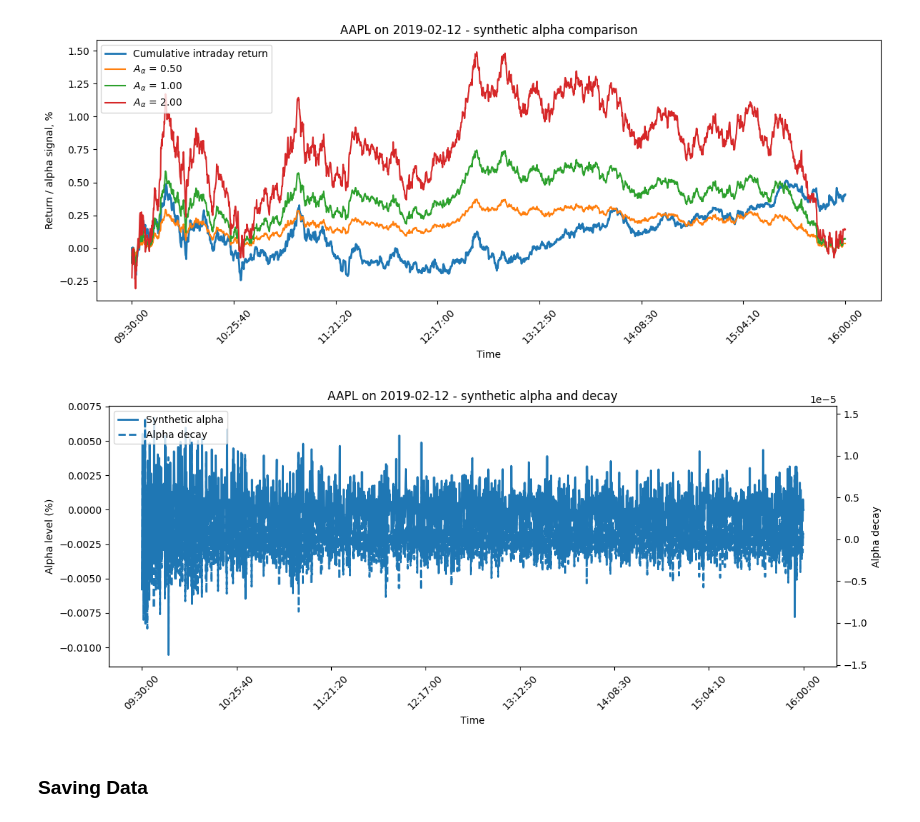
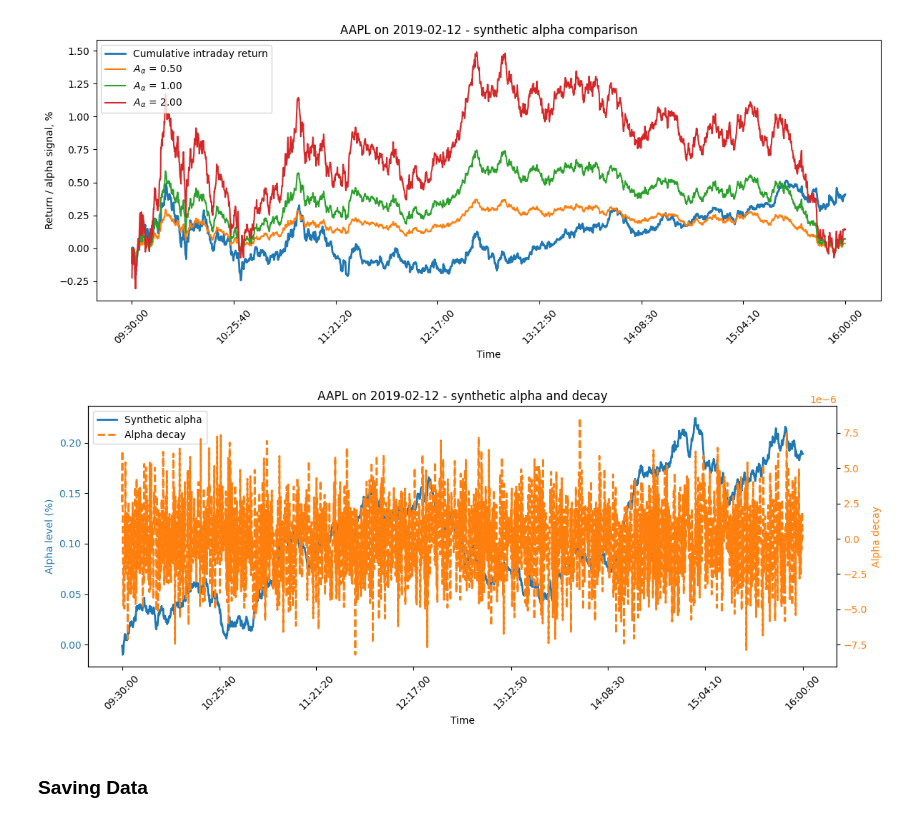
Before and after one commit to raphdlfrg/Quant_Trading_Price_Impact, a Jupyter notebook: 2_4_Synthetic_Alphas.ipynb, the cells around one changed output. Saved outputs shown, nothing was run; the diff lists cells and outputs as text; code cells hidden in the pictures.

Commit message:
Change rho to 0.1 and fix on plot_synthetic_alpha_decay

```diff
--- a/2_4_Synthetic_Alphas.ipynb
+++ b/2_4_Synthetic_Alphas.ipynb
@@ -303,9 +303,11 @@ y_i
 }
 $$
 # %%
+target_corr = 0.1
+
 alpha_param_df = calibrate_synthetic_alpha_params(
     train_px_df=train_px_df,
-    target_corr=0.9,
+    target_corr=target_corr,
     lookahead_bins=1
 )
 
@@ -388,13 +390,13 @@ synthetic_alpha_decay_df = generate_synthetic_alpha_decay_df(
 )
 # %%
 plot_synthetic_alpha_decay(
+    synthetic_alpha_df=synthetic_alpha_df,
     synthetic_alpha_decay_df=synthetic_alpha_decay_df,
     stock="AAPL",
     date="2019-02-12",
-    dt_seconds=10
 )
 # %% [output]
-[figure, old version]
+[figure, new version]
 # %% [markdown]
 ### Saving Data
 # %%
```
Also changed, not shown: parts of 4 cells of this notebook, 4 other files.
